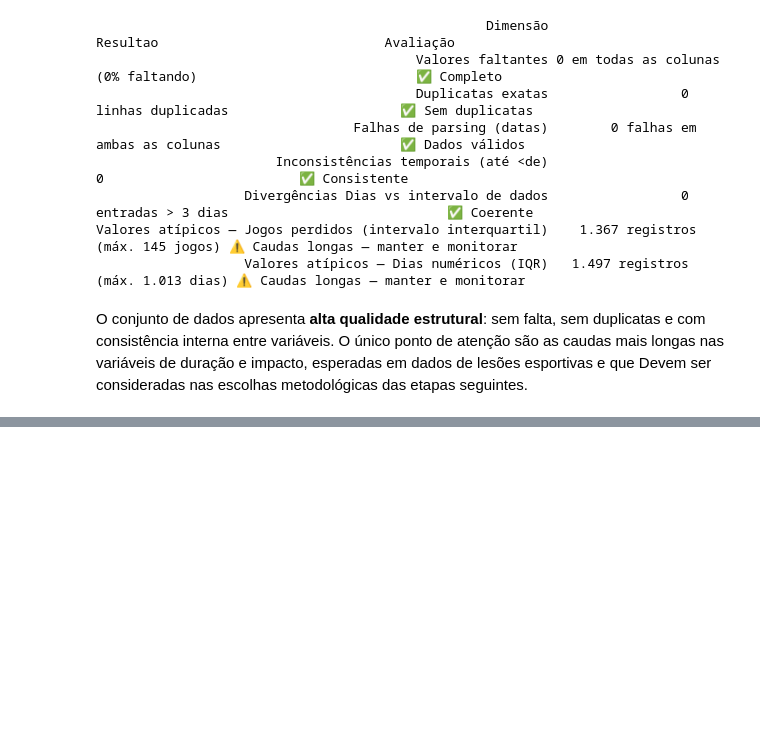
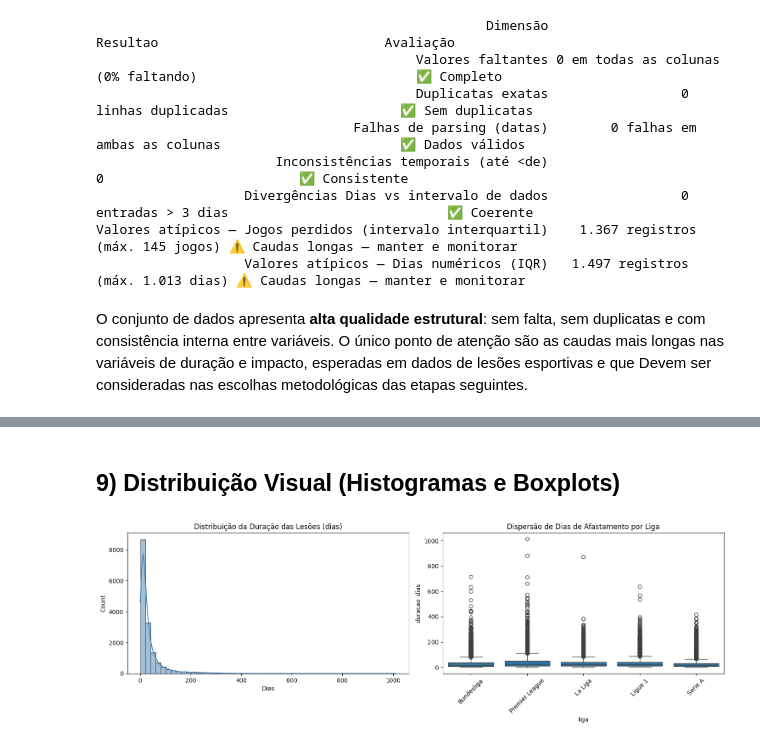
Before and after one commit to ICEI-PUC-Minas-PMV-SI/pmv-si-2026-1-pe7-t1-g3-analytics_lesao_futebol, a Jupyter notebook: src/notebooks/analise_exploratoria.ipynb, the cells around one changed output, grey strips where cells are left out. Cells and saved outputs as stored; diff of their text form; code cells hidden in the pictures; blank space fills up the shorter version.

```diff
--- a/src/notebooks/analise_exploratoria.ipynb
+++ b/src/notebooks/analise_exploratoria.ipynb
@@ -366,0 +411,19 @@ Devem ser consideradas nas escolhas metodológicas das etapas seguintes.
+# %% [markdown]
+## 9) Distribuição Visual (Histogramas e Boxplots)
+# %%
+fig, axes = plt.subplots(1,2, figsize=(15, 5))
+
+# Histograma de dias de afastamento
+sns.histplot(df_injuries['duracao_dias'], bins=50, kde=True, ax=axes[0], color='steelblue')
+axes[0].set_title('Distribuição da Duração das Lesões (dias)')
+axes[0].set_xlabel('Dias')
+
+# Boxplot de dias por liga (Comparativo)
+sns.boxplot(data=df_injuries, x='liga', y='duracao_dias', ax=axes[1])
+axes[1].set_title("Dispersão de Dias de Afastamento por Liga")
+axes[1].tick_params(axis='x', rotation=45)
+
+plt.tight_layout()
+plt.show()
+# %% [output]
+[figure, added]
```
Also changed, not shown: parts of 7 cells of this notebook.
